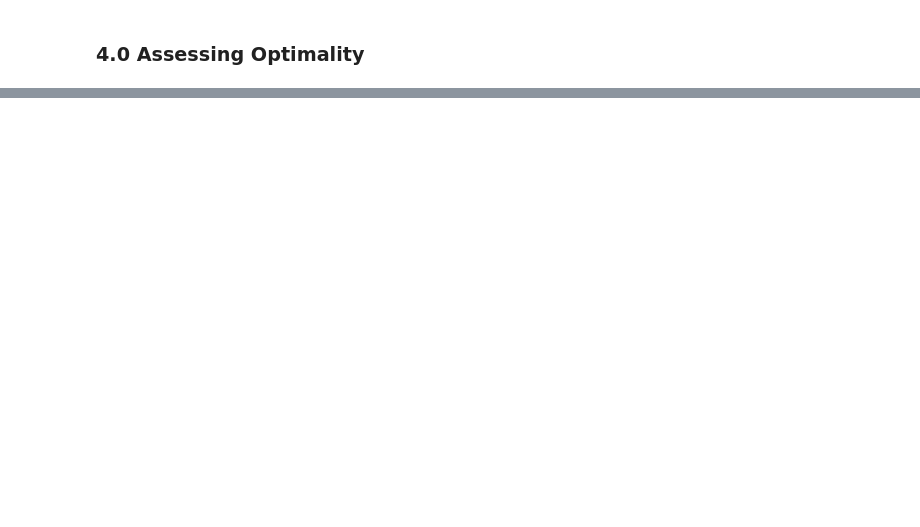
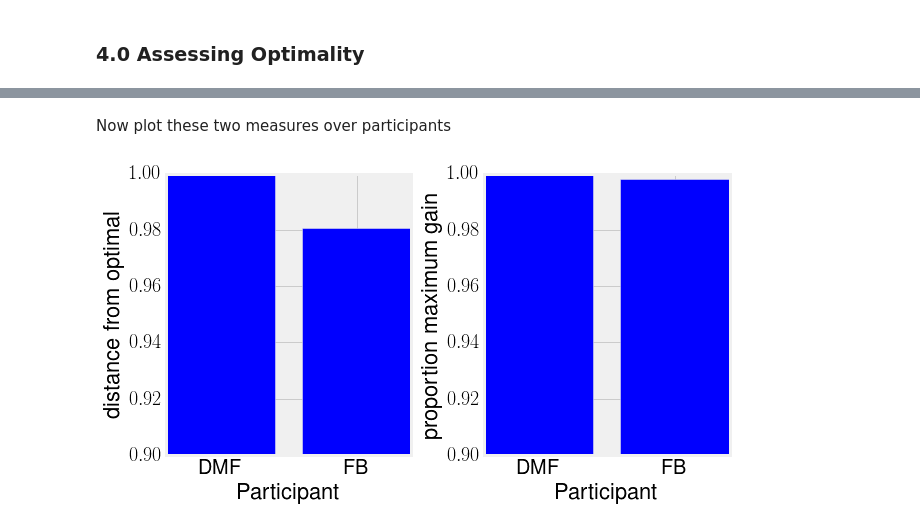
Before and after one commit to dfreestone/timing_tasks, a Jupyter notebook: Switch task/Switch_Analysis.ipynb, the cells around one changed output, grey strips where cells are left out. Cells and saved outputs as stored; diff of their text form; code cells hidden in the pictures; blank space fills up the shorter version.

```diff
--- a/Switch task/Switch_Analysis.ipynb
+++ b/Switch task/Switch_Analysis.ipynb
@@ -187,0 +298,36 @@ ax.tick_params(labelsize=20)
+# %%
+γ = fit_results.γ.as_matrix()
+μ = fit_results.μ.as_matrix()
+r = expected_reward(μ, γ, task_params)
+
+μ_opt, r_opt = optimal(γ, task_params)
+
+distance_from_optimal = μ / μ_opt
+proportion_maximum_gain = r / r_opt
+# %% [markdown]
+Now plot these two measures over participants
+# %%
+participants = fit_results.index.values
+nparticipants = len(participants)
+
+fig, ax = subplots(ncols=2, figsize=(9,5))
+ax_dist, ax_prop = ax
+
+# Plot the distance from optimal measure.
+ax_dist.bar(range(0,nparticipants), distance_from_optimal, align="center");
+ax_dist.set_ylabel("distance from optimal", fontsize=22)
+
+# Plot the distance from optimal measure.
+ax_prop.bar(range(0,nparticipants), proportion_maximum_gain, align="center");
+ax_prop.set_ylabel("proportion maximum gain", fontsize=22)
+
+# Mofidy both axes at the same time.
+for a in ax:
+    a.set_xticks(range(0, nparticipants))
+    a.set_xticklabels(participants)
+    a.set_ylim((0.9, 1))
+    a.set_xlabel("Participant", fontsize=22)
+    a.tick_params(labelsize=20)
+fig.tight_layout()
+# %% [output]
+[figure, added]
```
Also changed, not shown: parts of 17 cells of this notebook, 41 other files.
